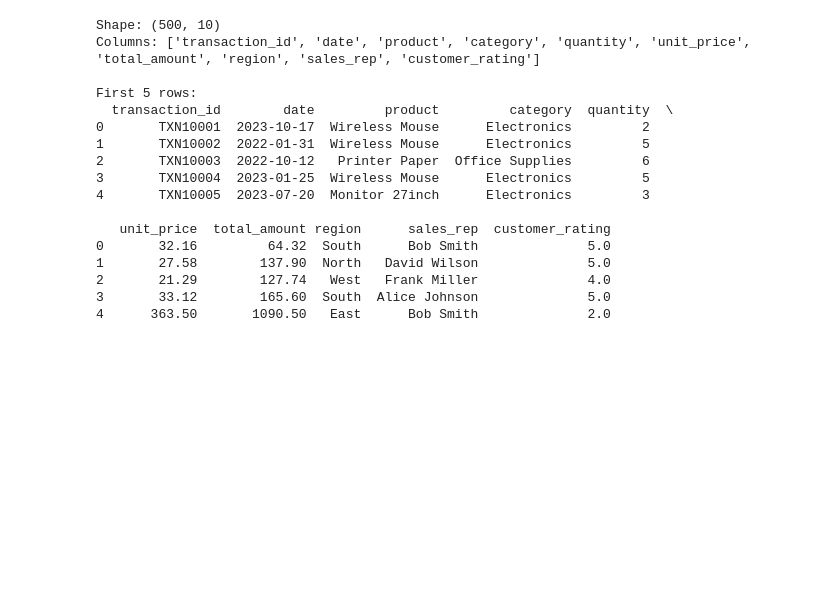
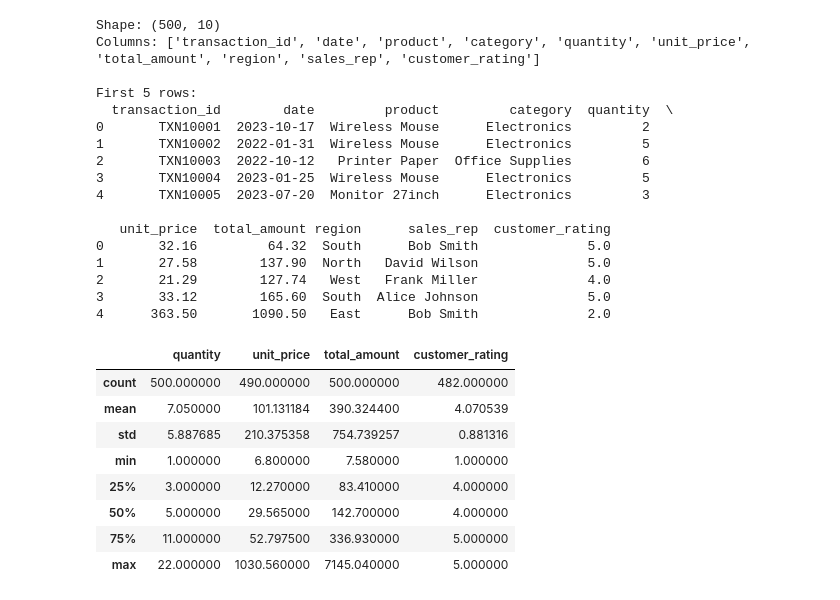
Before and after one commit to khing-fm/Data_Science, a Jupyter notebook: pandas_for_data_analysis-try.ipynb, the cells around one changed output. Drawn from its saved outputs; the diff is of its cells as text; code cells hidden in the pictures; blank space fills up the shorter version.

```diff
--- a/pandas_for_data_analysis-try.ipynb
+++ b/pandas_for_data_analysis-try.ipynb
@@ -238,6 +242,6 @@ df [["name", "email", "department"]]
 # %%
 # Reading CSV file
-path = r"C:\\Users\\EHU_HEALTH_TECHNICAL\\Documents\\Khing_FM_Data_Science\\Data_Science\\assets\\datasets\\sales_data.csv"
+path = r"C:\Users\User\Documents\Khingfm_projects\data_science\assets\datasets\\sales_data.csv"
 # Read the sales data
 sales_df = pd.read_csv(path)
 sales_df
@@ -278,3 +282,15 @@ First 5 rows:
 2       21.29        127.74   West   Frank Miller              4.0
 3       33.12        165.60  South  Alice Johnson              5.0
 4      363.50       1090.50   East      Bob Smith              2.0
+# %%
+sales_df.describe()
+# %% [output]
+|  | quantity | unit_price | total_amount | customer_rating |
+| count | 500.000000 | 490.000000 | 500.000000 | 482.000000 |
+| mean | 7.050000 | 101.131184 | 390.324400 | 4.070539 |
+| std | 5.887685 | 210.375358 | 754.739257 | 0.881316 |
+| min | 1.000000 | 6.800000 | 7.580000 | 1.000000 |
+| 25% | 3.000000 | 12.270000 | 83.410000 | 4.000000 |
+| 50% | 5.000000 | 29.565000 | 142.700000 | 4.000000 |
+| 75% | 11.000000 | 52.797500 | 336.930000 | 5.000000 |
+| max | 22.000000 | 1030.560000 | 7145.040000 | 5.000000 |
```
Also changed, not shown: parts of 7 cells of this notebook.
